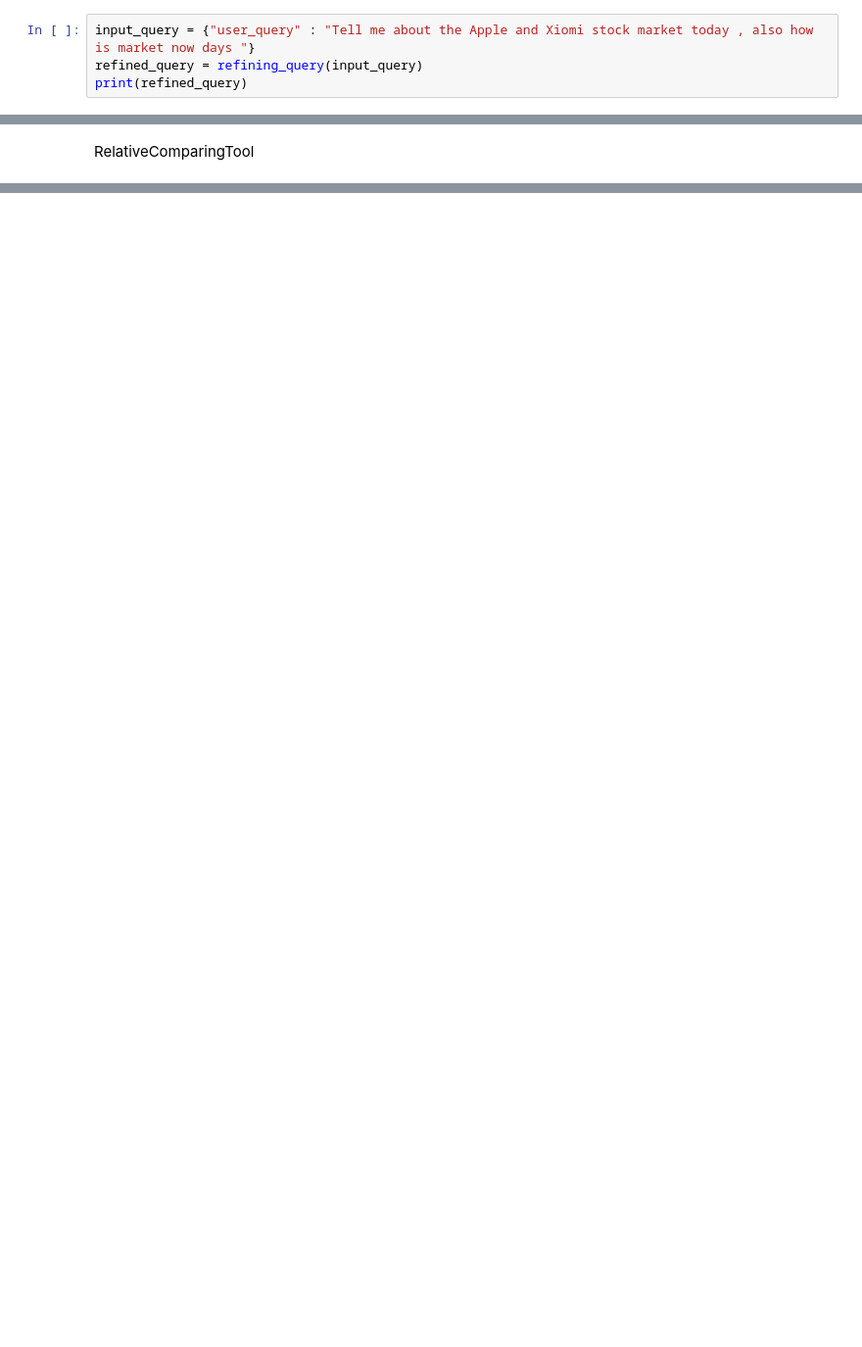
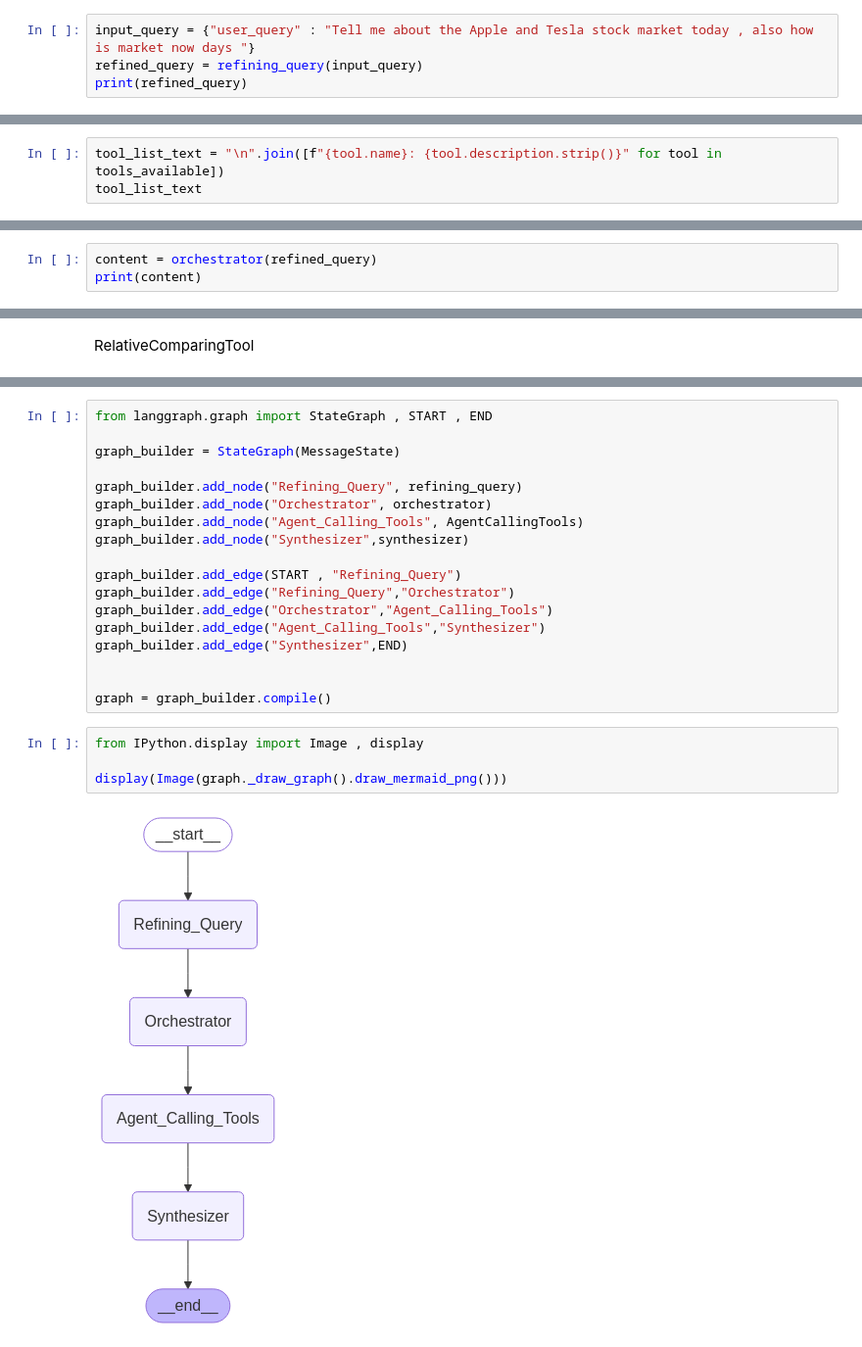
Before and after one commit to jain40470/AgentVerse, a Jupyter notebook: Backend/src/backend/usecase_nb/Stock_Intelligence.ipynb, the cells around one changed output, grey strips where cells are left out. Shown at 98% size. Saved outputs shown, nothing was run; the diff lists cells and outputs as text; blank space fills up the shorter version.

Commit message:
Hey StockAI backend done

```diff
--- a/Backend/src/backend/usecase_nb/Stock_Intelligence.ipynb
+++ b/Backend/src/backend/usecase_nb/Stock_Intelligence.ipynb
@@ -72,7 +78,7 @@ def refining_query(state : MessageState):
     response = structured_llm.invoke(prompt)
     return {"refined_query" : response}
 # %%
-input_query = {"user_query" : "Tell me about the Apple and Xiomi stock market today , also how is market now days "}
+input_query = {"user_query" : "Tell me about the Apple and Tesla stock market today , also how is market now days "}
 refined_query = refining_query(input_query)
 print(refined_query)
 # %% [output]
@@ -79,0 +125,3 @@ print(refined_query)
+# %%
+tool_list_text = "\n".join([f"{tool.name}: {tool.description.strip()}" for tool in tools_available])
+tool_list_text
@@ -79,0 +162,3 @@ print(refined_query)
+# %%
+content = orchestrator(refined_query)
+print(content)
@@ -338,0 +600,24 @@ BadRequestError: Error code: 400 - {'error': {'message': "Failed to call a funct
+# %%
+from langgraph.graph import StateGraph , START , END
+
+graph_builder = StateGraph(MessageState)
+
+graph_builder.add_node("Refining_Query", refining_query)
+graph_builder.add_node("Orchestrator", orchestrator)
+graph_builder.add_node("Agent_Calling_Tools", AgentCallingTools)
+graph_builder.add_node("Synthesizer",synthesizer)
+
+graph_builder.add_edge(START , "Refining_Query")
+graph_builder.add_edge("Refining_Query","Orchestrator")
+graph_builder.add_edge("Orchestrator","Agent_Calling_Tools")
+graph_builder.add_edge("Agent_Calling_Tools","Synthesizer")
+graph_builder.add_edge("Synthesizer",END)
+
+
+graph = graph_builder.compile()
+# %%
+from IPython.display import Image , display
+
+display(Image(graph._draw_graph().draw_mermaid_png()))
+# %% [output]
+[figure, added]
```
Also changed, not shown: parts of 40 cells of this notebook, 9 other files.
